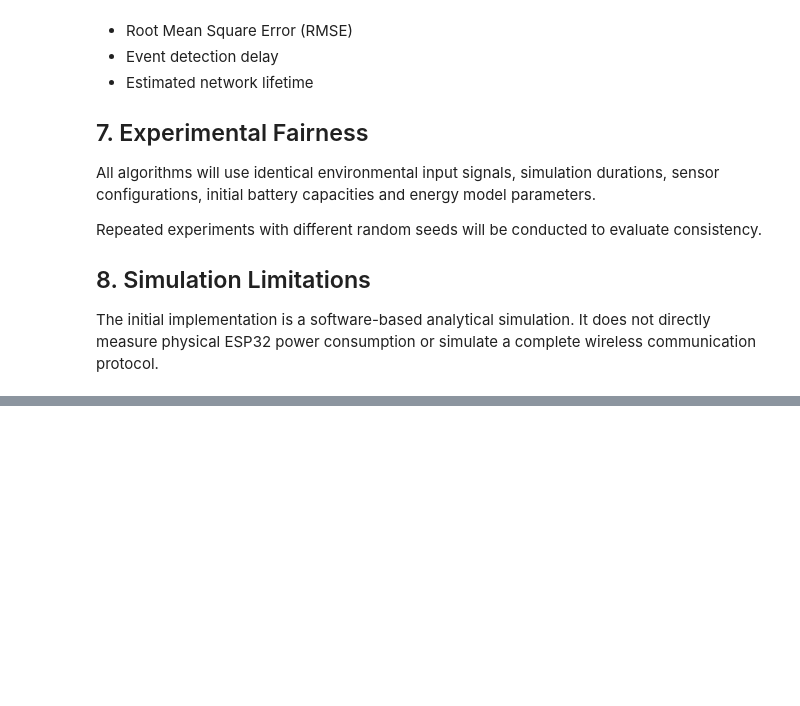
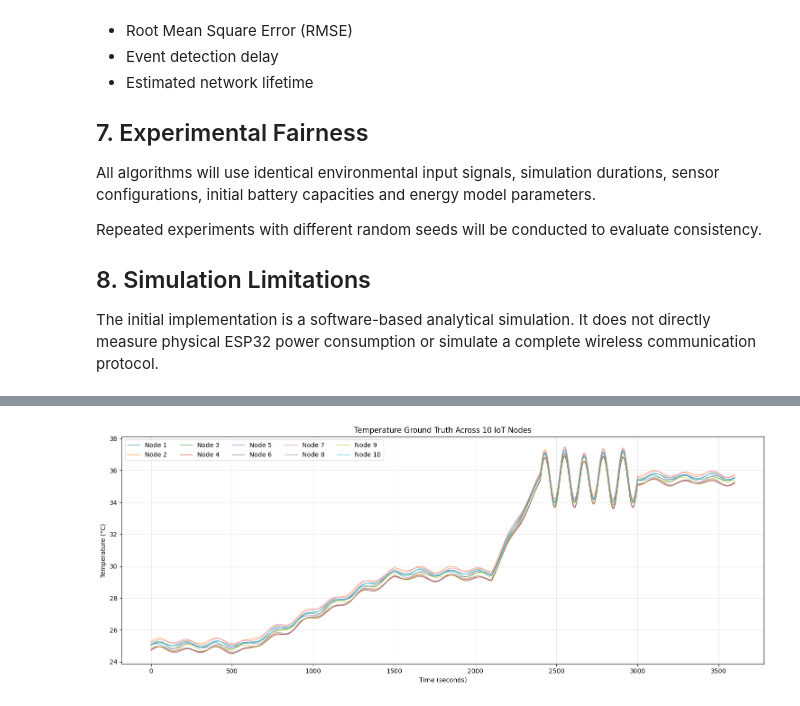
Before and after one commit to Sravan05nani/Energy-Aware-Adaptive-IoT, a Jupyter notebook: notebooks/energy_aware_simulation.ipynb, the cells around one changed output, grey strips where cells are left out. Cells and saved outputs as stored; diff of their text form; code cells hidden in the pictures; blank space fills up the shorter version.

```diff
--- a/notebooks/energy_aware_simulation.ipynb
+++ b/notebooks/energy_aware_simulation.ipynb
@@ -183,0 +788,31 @@ The initial implementation is a software-based analytical simulation. It does no
+# %%
+
+# =====================================================
+# TEMPERATURE COMPARISON ACROSS ALL 10 NODES
+# =====================================================
+
+plt.figure(figsize=(15, 6))
+
+for node_id in range(1, TOTAL_SENSORS + 1):
+
+    node_data = ground_truth_df[
+        ground_truth_df["node_id"] == node_id
+    ]
+
+    plt.plot(
+        node_data["time_seconds"],
+        node_data["temperature_true"],
+        linewidth=0.9,
+        alpha=0.8,
+        label=f"Node {node_id}"
+    )
+
+plt.title("Temperature Ground Truth Across 10 IoT Nodes")
+plt.xlabel("Time (seconds)")
+plt.ylabel("Temperature (°C)")
+plt.legend(ncol=5)
+plt.grid(True, alpha=0.3)
+plt.tight_layout()
+plt.show()
+# %% [output]
+[figure, added]
```
Also changed, not shown: parts of 16 cells of this notebook.
